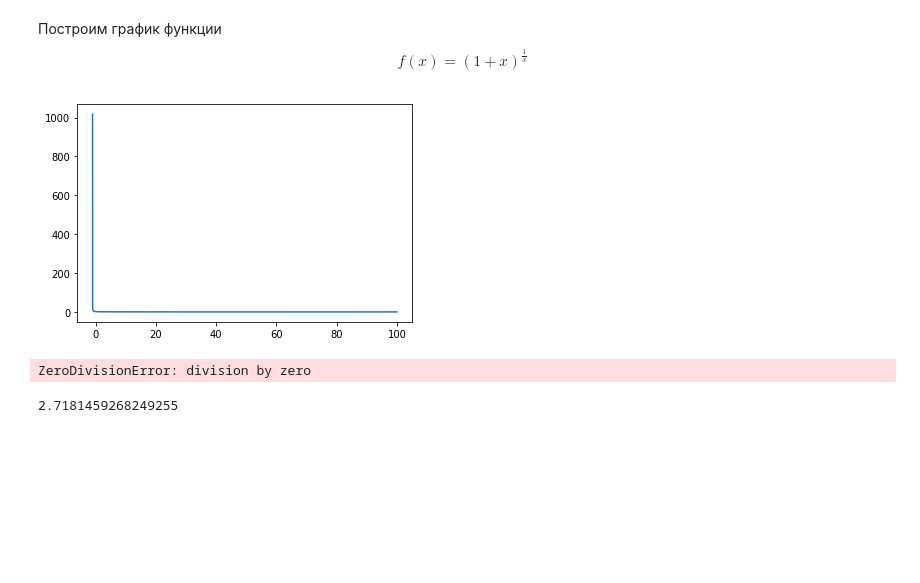
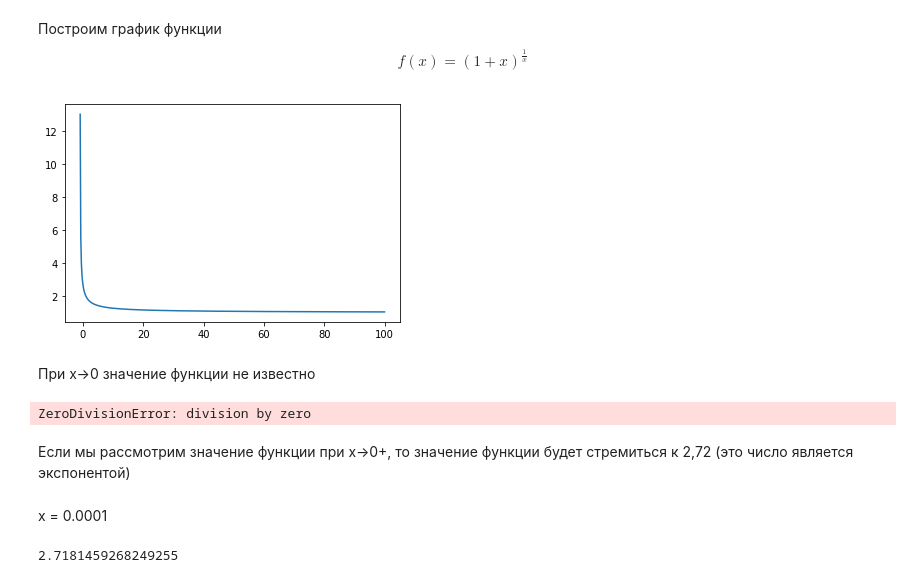
Before and after one commit to musyma/Netology-statistics, a Jupyter notebook: lecture-2.ipynb, the cells around one changed output. Cells and saved outputs as stored; diff of their text form; code cells hidden in the pictures; blank space fills up the shorter version.

```diff
--- a/lecture-2.ipynb
+++ b/lecture-2.ipynb
@@ -156,17 +158,23 @@ Limit of the expression tends to 0 : 1
 # %% [markdown]
 Построим график функции $$f(x)=(1+x)^{\frac{1}{x}}$$
 # %%
-x = np.linspace(-100, 100, 100000)
+x = np.linspace(-100, 100, 1000)
 y = np.array([(1+x_i)**(1/x_i) for x_i in x])
 
 plt.plot(x, y)
 plt.show()
 # %% [output]
-[figure, old version]
+[figure, new version]
+# %% [markdown]
+При x->0 значение функции не известно
 # %%
 print((1+0)**(1/0))
 # %% [output]
 ZeroDivisionError: division by zero
+# %% [markdown]
+Если мы рассмотрим значение функции при x->0+, то значение функции будет стремиться к 2,72 (это число является экспонентой)
+# %% [markdown]
+x = 0.0001
 # %%
 print((1+0.0001)**(1/0.0001))
 # %% [output]
```
Also changed, not shown: parts of 26 cells of this notebook.
